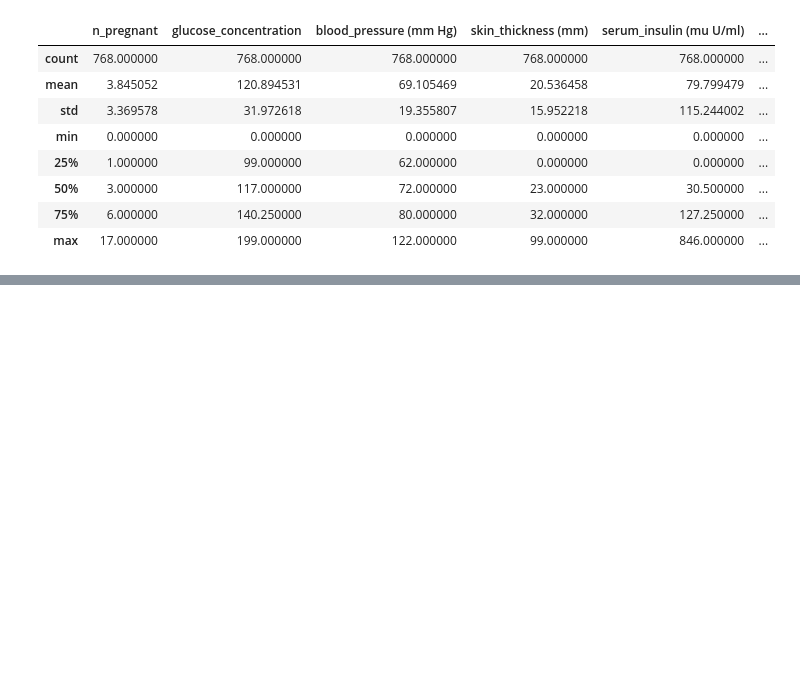
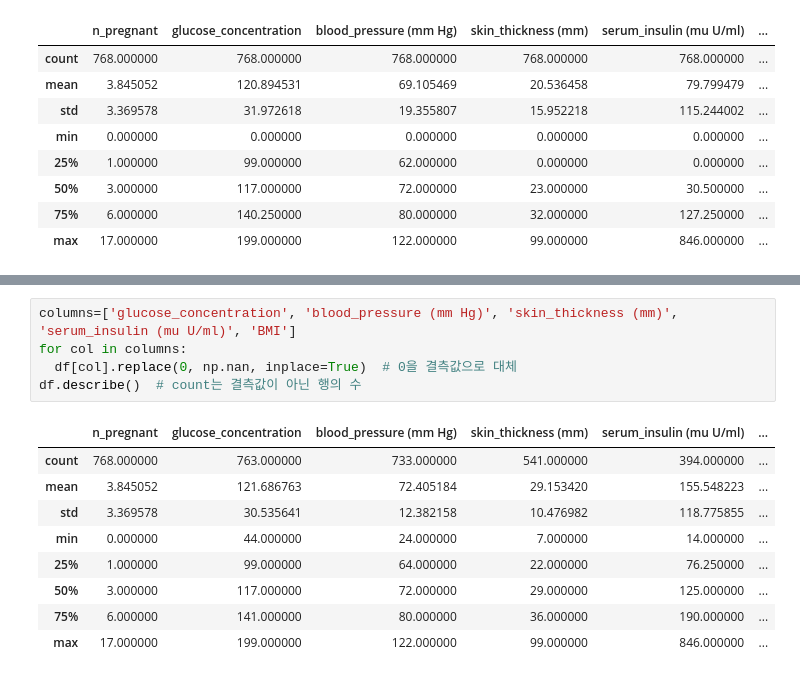
Before and after one commit to vitamingyu/ml-dl-health_care, a Jupyter notebook: diabetes.ipynb, the cells around one changed output, grey strips where cells are left out. Cells and saved outputs as stored; diff of their text form; blank space fills up the shorter version.

```diff
--- a/diabetes.ipynb
+++ b/diabetes.ipynb
@@ -44,0 +45,15 @@ df[df['glucose_concentration']==0]
+# %%
+columns=['glucose_concentration', 'blood_pressure (mm Hg)', 'skin_thickness (mm)', 'serum_insulin (mu U/ml)', 'BMI']
+for col in columns:
+  df[col].replace(0, np.nan, inplace=True)  # 0을 결측값으로 대체
+df.describe()  # count는 결측값이 아닌 행의 수
+# %% [output]
+|  | n_pregnant | glucose_concentration | blood_pressure (mm Hg) | skin_thickness (mm) | serum_insulin (mu U/ml) | ... |
+| count | 768.000000 | 763.000000 | 733.000000 | 541.000000 | 394.000000 | ... |
+| mean | 3.845052 | 121.686763 | 72.405184 | 29.153420 | 155.548223 | ... |
+| std | 3.369578 | 30.535641 | 12.382158 | 10.476982 | 118.775855 | ... |
+| min | 0.000000 | 44.000000 | 24.000000 | 7.000000 | 14.000000 | ... |
+| 25% | 1.000000 | 99.000000 | 64.000000 | 22.000000 | 76.250000 | ... |
+| 50% | 3.000000 | 117.000000 | 72.000000 | 29.000000 | 125.000000 | ... |
+| 75% | 6.000000 | 141.000000 | 80.000000 | 36.000000 | 190.000000 | ... |
+| max | 17.000000 | 199.000000 | 122.000000 | 99.000000 | 846.000000 | ... |
```
Also changed, not shown: parts of 9 cells of this notebook.
